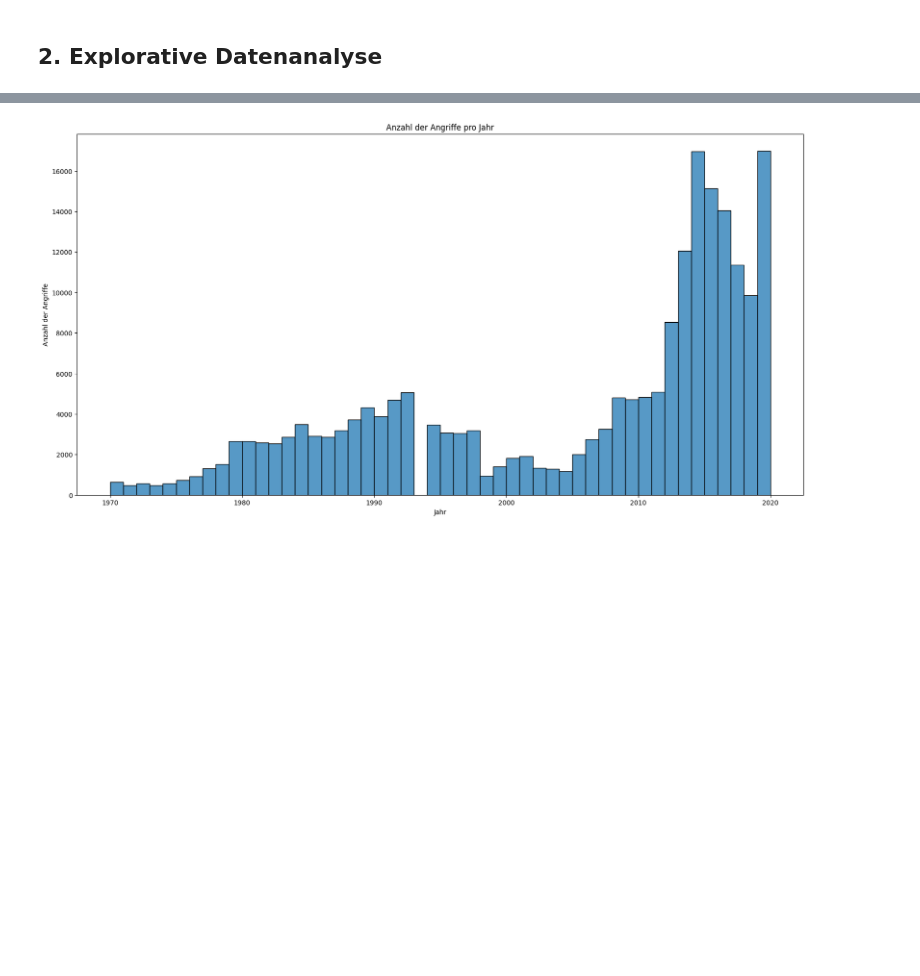
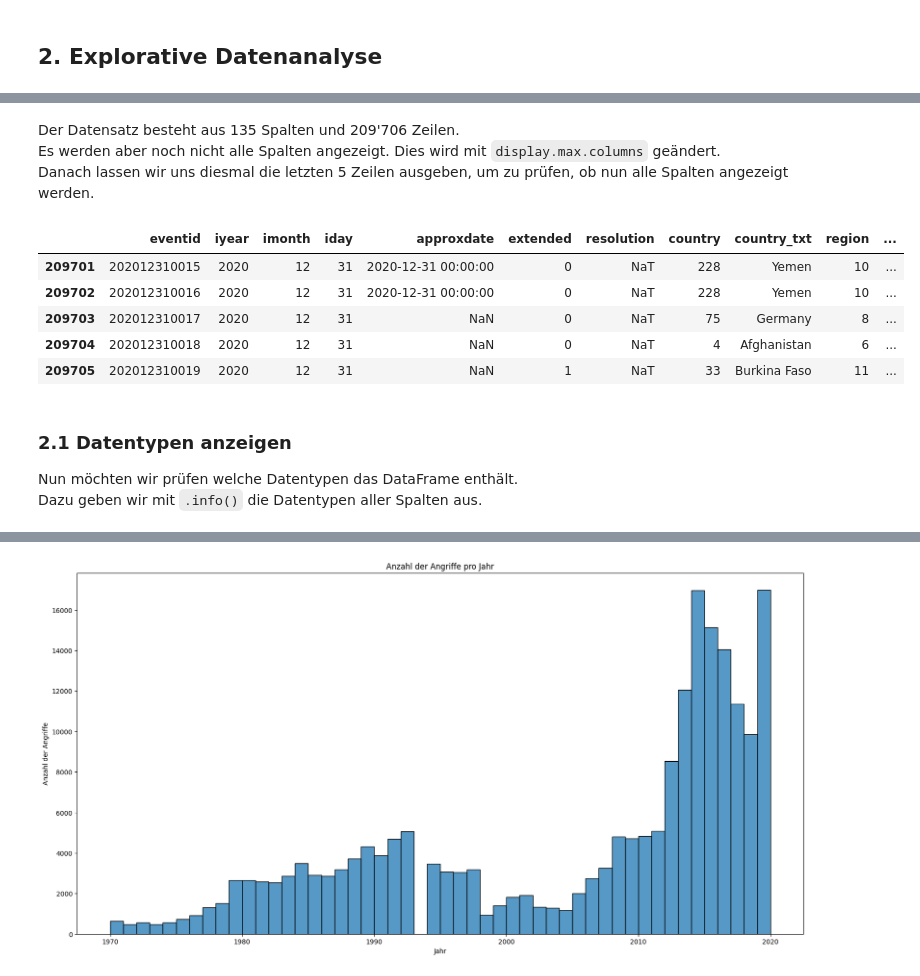
Before and after one commit to rieseflo/GTD, a Jupyter notebook: GTD.ipynb, the cells around one changed output, grey strips where cells are left out. Saved outputs shown, nothing was run; the diff lists cells and outputs as text; code cells hidden in the pictures; blank space fills up the shorter version.

Commit message:
Added descriptions for data analysis

```diff
--- a/GTD.ipynb
+++ b/GTD.ipynb
@@ -111,0 +84,22 @@ Length: 135, dtype: int64
+# %% [markdown]
+Der Datensatz besteht aus 135 Spalten und 209'706 Zeilen.
+Es werden aber noch nicht alle Spalten angezeigt. Dies wird mit `display.max.columns` geändert.
+Danach lassen wir uns diesmal die letzten 5 Zeilen ausgeben, um zu prüfen, ob nun alle Spalten angezeigt werden.
+# %%
+# Alle Spalten anzeigen lassen
+pd.set_option('display.max_columns', None)
+
+# letzte 5 Zeilen anzeigen
+df.tail()
+# %% [output]
+|  | eventid | iyear | imonth | iday | approxdate | extended | resolution | country | country_txt | region | ... |
+| 209701 | 202012310015 | 2020 | 12 | 31 | 2020-12-31 00:00:00 | 0 | NaT | 228 | Yemen | 10 | ... |
+| 209702 | 202012310016 | 2020 | 12 | 31 | 2020-12-31 00:00:00 | 0 | NaT | 228 | Yemen | 10 | ... |
+| 209703 | 202012310017 | 2020 | 12 | 31 | NaN | 0 | NaT | 75 | Germany | 8 | ... |
+| 209704 | 202012310018 | 2020 | 12 | 31 | NaN | 0 | NaT | 4 | Afghanistan | 6 | ... |
+| 209705 | 202012310019 | 2020 | 12 | 31 | NaN | 1 | NaT | 33 | Burkina Faso | 11 | ... |
+# %% [markdown]
+### 2.1 Datentypen anzeigen
+
+Nun möchten wir prüfen welche Datentypen das DataFrame enthält.
+Dazu geben wir mit `.info()` die Datentypen aller Spalten aus.
```
Also changed, not shown: parts of 14 cells of this notebook, 1 other file.
